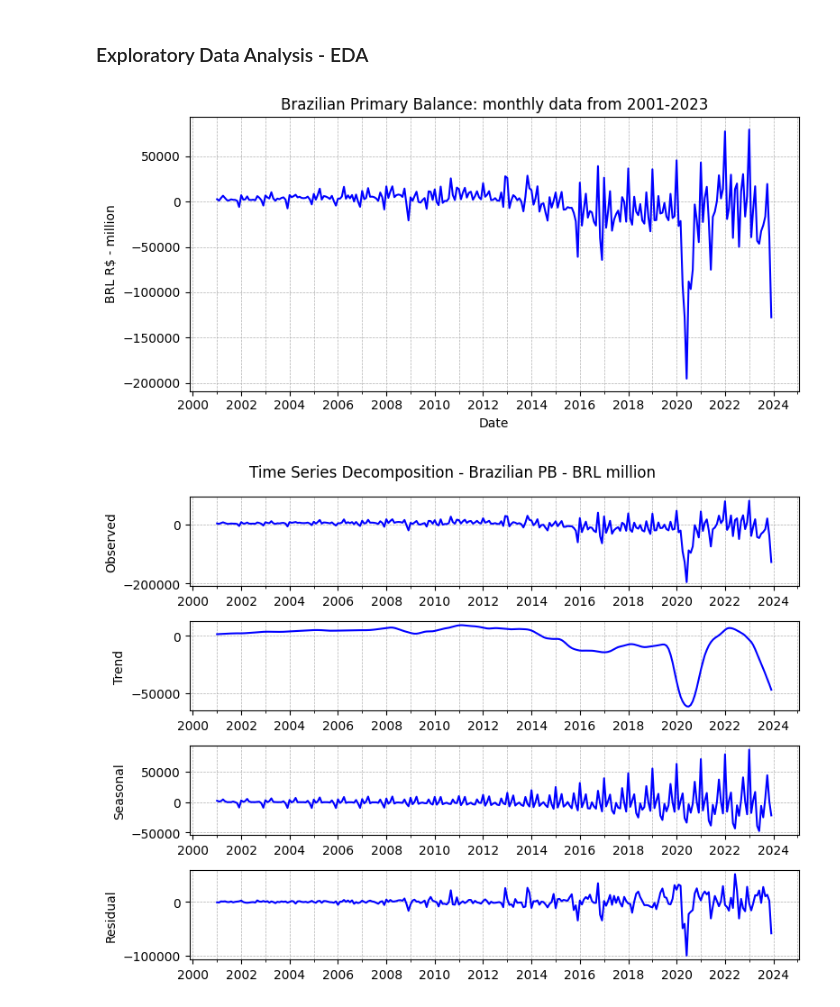
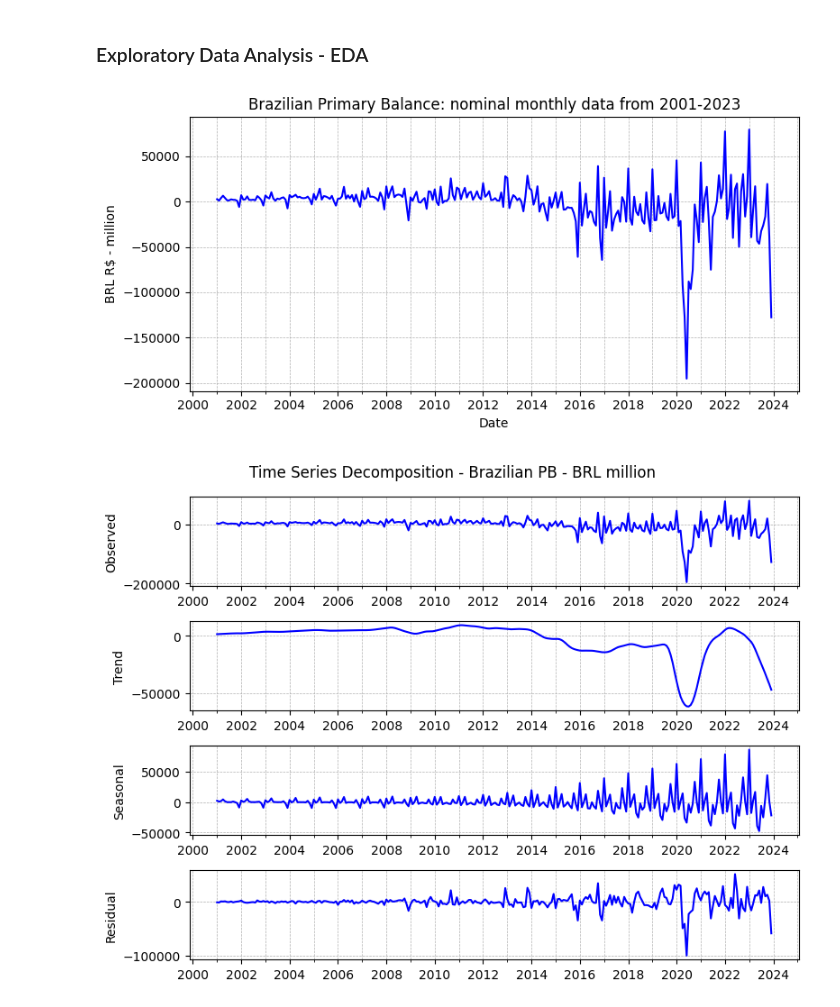
Before and after one commit to augustofonseca25/primary-balance-forecast, a Jupyter notebook: src/2_2_EDA and Feature_Selection.ipynb, the cells around one changed output. Drawn from its saved outputs; the diff is of its cells as text; code cells hidden in the pictures.

```diff
--- a/src/2_2_EDA and Feature_Selection.ipynb
+++ b/src/2_2_EDA and Feature_Selection.ipynb
@@ -57,26 +57,26 @@ df_raw.to_csv('../data/data_orig_parameters.csv', index=True)
 # %%
 # Let's evaluate the series
 
 # Plot the data
 plt.figure(figsize=(8, 4))
 plt.plot(df_raw.index, df_raw[target_variable], color='blue')
 
 # Format the plot
-plt.title('Brazilian Primary Balance: monthly data from 2001-2023')
+plt.title('Brazilian Primary Balance: nominal monthly data from 2001-2023')
 plt.xlabel('Date')
 plt.ylabel('BRL R$ - million')
 plt.grid(True, which='both', linestyle='--', linewidth=0.5) # Add grid
 
 # Set major and minor ticks format
 plt.gca().xaxis.set_major_locator(mdates.YearLocator(2))   # Every 2 years
 plt.gca().xaxis.set_major_formatter(mdates.DateFormatter('%Y'))  # Show only the year
 plt.gca().xaxis.set_minor_locator(mdates.YearLocator(1))   # Every year for minor ticks
 
 # Show the plot
 plt.tight_layout()
 plt.show()
 # %% [output]
-[figure, old version]
+[figure, new version]
 # %%
 # Decompose time series
 stl = STL(df_raw[target_variable], seasonal=13) # Seasonal is 13 months as the data is monthly and the number must be odd
```
Also changed, not shown: parts of 2 cells of this notebook, 2 other files.
